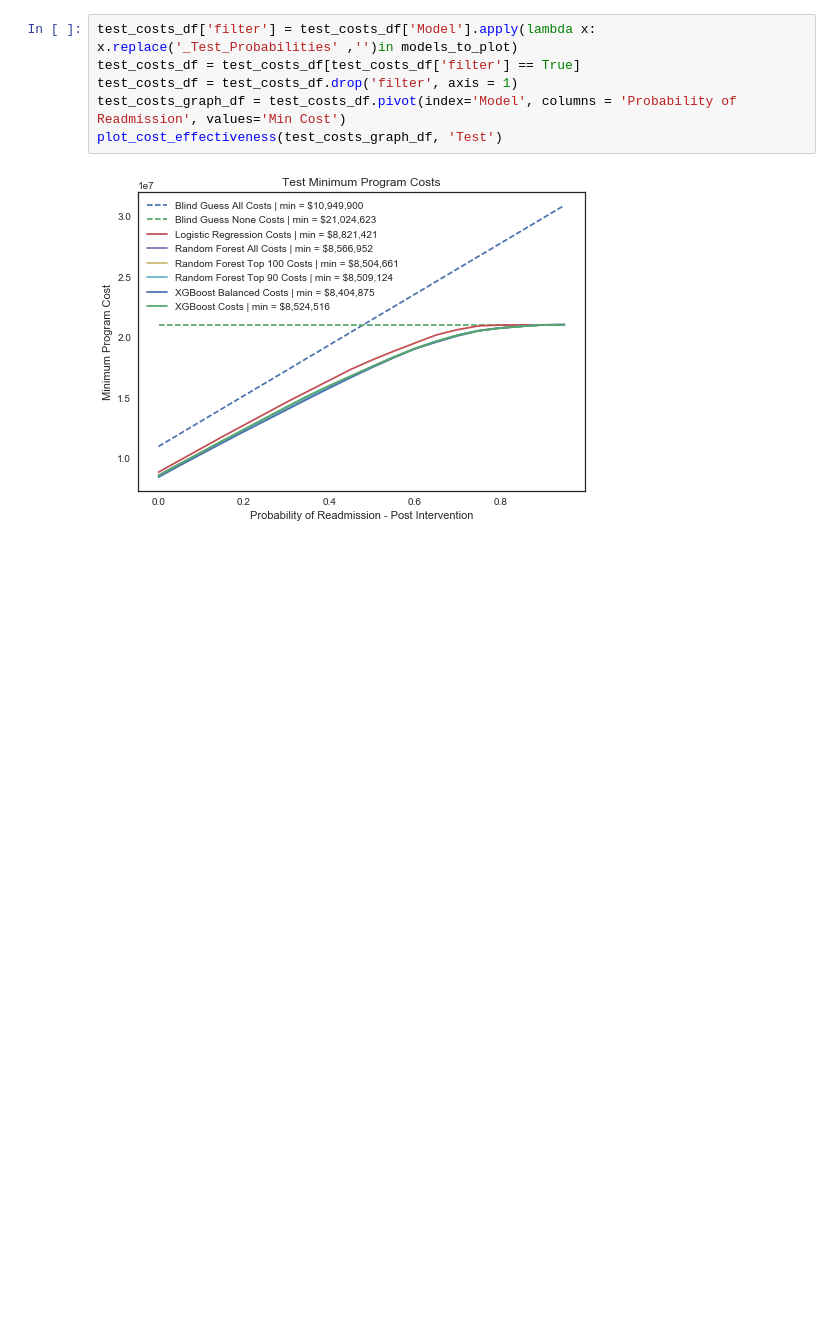
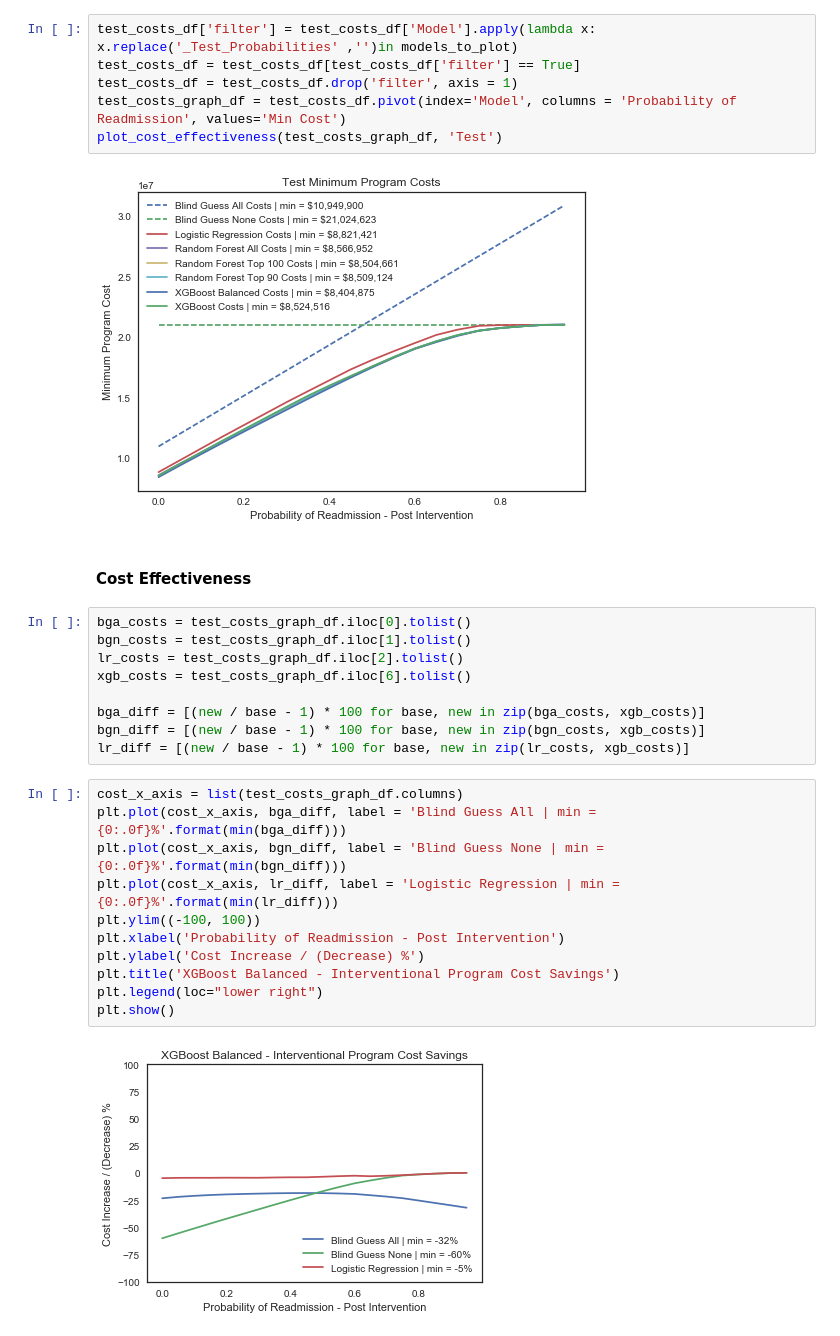
Before and after one commit to pateli18/Machine-Learning-Nanodegree, a Jupyter notebook: capstone_project/notebooks/Models Evaluation.ipynb, the cells around one changed output. Drawn from its saved outputs; the diff is of its cells as text; blank space fills up the shorter version.

Commit message:
created chart comparing cost effectiveness of chosen model to benchmarks

```diff
--- a/capstone_project/notebooks/Models Evaluation.ipynb
+++ b/capstone_project/notebooks/Models Evaluation.ipynb
@@ -835,3 +835,27 @@ test_costs_graph_df = test_costs_df.pivot(index='Model', columns = 'Probability
 plot_cost_effectiveness(test_costs_graph_df, 'Test')
 # %% [output]
 [figure]
+# %% [markdown]
+#### Cost Effectiveness
+# %%
+bga_costs = test_costs_graph_df.iloc[0].tolist()
+bgn_costs = test_costs_graph_df.iloc[1].tolist()
+lr_costs = test_costs_graph_df.iloc[2].tolist()
+xgb_costs = test_costs_graph_df.iloc[6].tolist()
+
+bga_diff = [(new / base - 1) * 100 for base, new in zip(bga_costs, xgb_costs)]
+bgn_diff = [(new / base - 1) * 100 for base, new in zip(bgn_costs, xgb_costs)]
+lr_diff = [(new / base - 1) * 100 for base, new in zip(lr_costs, xgb_costs)]
+# %%
+cost_x_axis = list(test_costs_graph_df.columns)
+plt.plot(cost_x_axis, bga_diff, label = 'Blind Guess All | min = {0:.0f}%'.format(min(bga_diff)))
+plt.plot(cost_x_axis, bgn_diff, label = 'Blind Guess None | min = {0:.0f}%'.format(min(bgn_diff)))
+plt.plot(cost_x_axis, lr_diff, label = 'Logistic Regression | min = {0:.0f}%'.format(min(lr_diff)))
+plt.ylim((-100, 100))
+plt.xlabel('Probability of Readmission - Post Intervention')
+plt.ylabel('Cost Increase / (Decrease) %')
+plt.title('XGBoost Balanced - Interventional Program Cost Savings')
+plt.legend(loc="lower right")
+plt.show()
+# %% [output]
+[figure, added]
```
